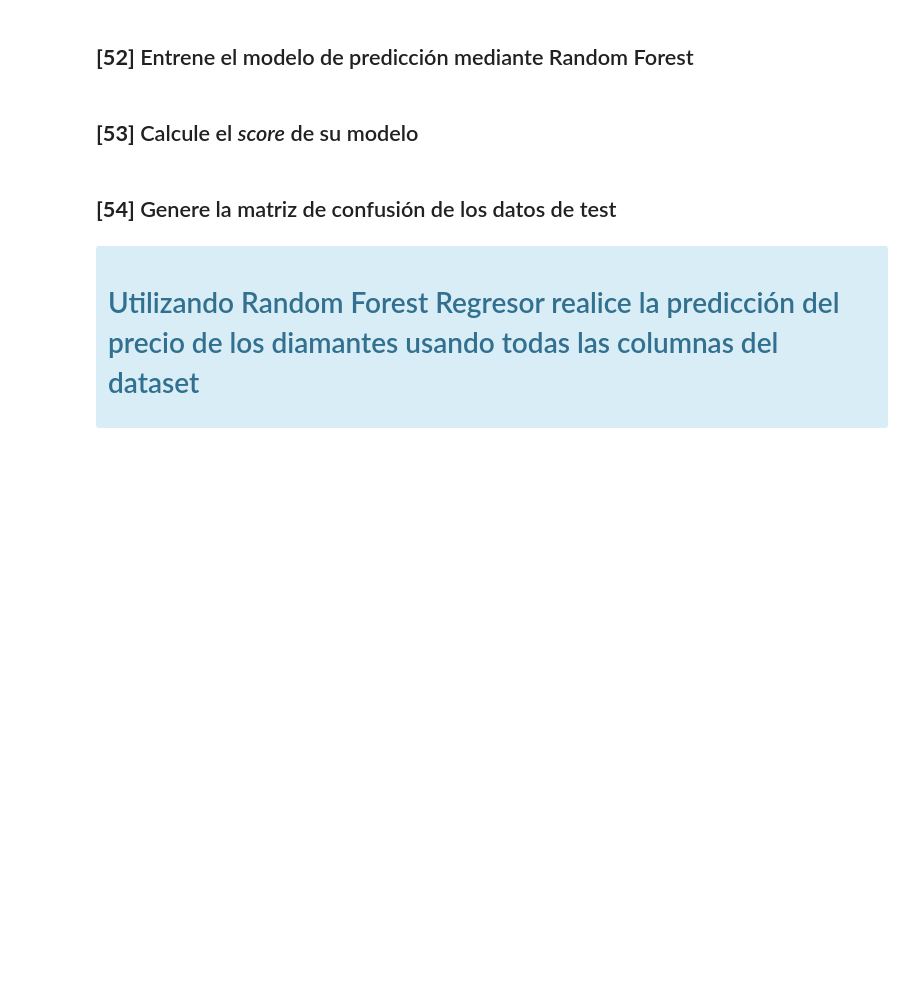
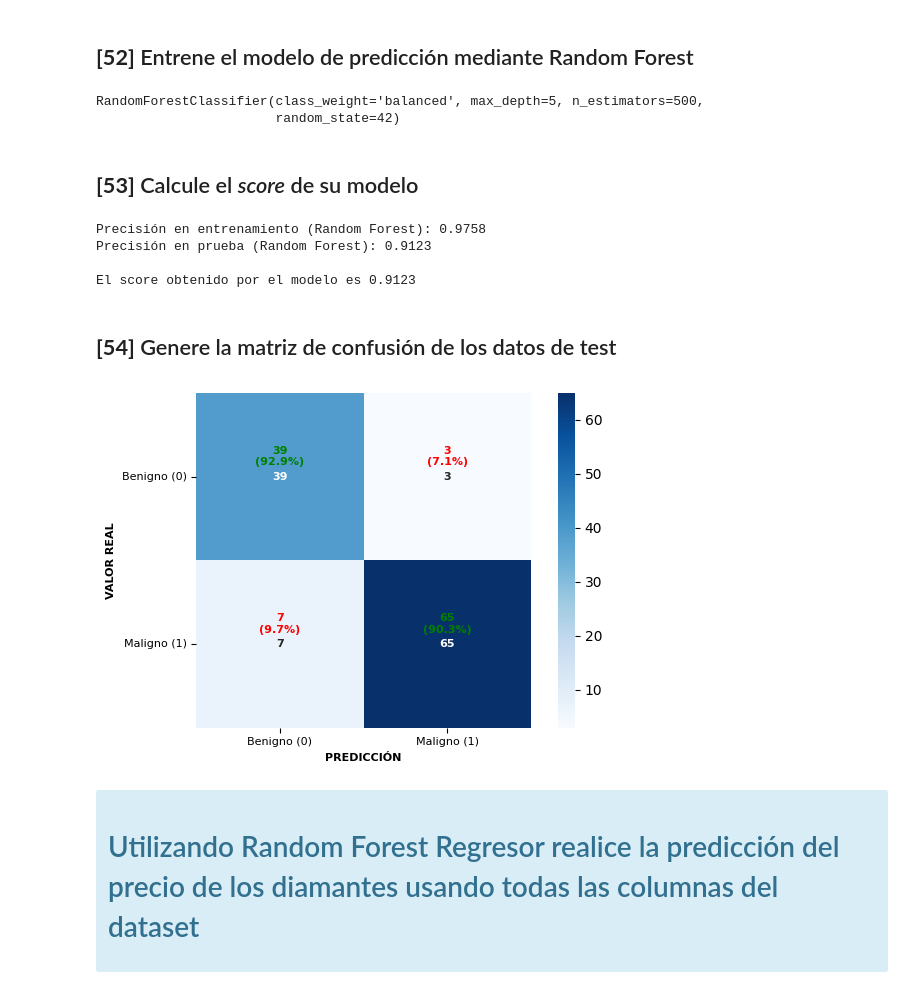
Before and after one commit to edegraciab/mla-labs-edg, a Jupyter notebook: 02_Lab_ApSupervisado1/Lab02_ApSupervisado1_edgb.ipynb, the cells around one changed output. Cells and saved outputs as stored; diff of their text form; code cells hidden in the pictures; blank space fills up the shorter version.

```diff
--- a/02_Lab_ApSupervisado1/Lab02_ApSupervisado1_edgb.ipynb
+++ b/02_Lab_ApSupervisado1/Lab02_ApSupervisado1_edgb.ipynb
@@ -1684,2 +1912,8 @@ supported values for cmap are 'Accent', 'Accent_r', 'Blues', 'Blues_r', 'BrBG',
 # %% [markdown]
 ## **[50]** Genere el las secuencias X & Y para entrenar el modelo
+# %%
+X = cancer_df_cleaned.drop(columns=['diagnosis'])  # Todas las características excepto el diagnóstico
+y = cancer_df_cleaned['diagnosis']                 # Variable objetivo (diagnóstico)
+
+print("Forma de X:", X.shape)
+print("Forma de y:", y.shape)
@@ -1688,9 +1944,77 @@ supported values for cmap are 'Accent', 'Accent_r', 'Blues', 'Blues_r', 'BrBG',
 # %% [markdown]
 ## **[52]** Entrene el modelo de predicción mediante Random Forest
+# %%
+# Crear y entrenar el modelo de Random Forest
+rf_model = RandomForestClassifier(
+    n_estimators=500,    # 500 árboles en el bosque
+    random_state=42,     # Semilla para reproducibilidad
+    max_depth=5,         # Profundidad máxima de los árboles
+    class_weight='balanced'  # Balancear clases
+)
+
+# Entrenar el modelo con los datos de entrenamiento
+rf_model.fit(X_train, y_train)
+# %% [output]
+RandomForestClassifier(class_weight='balanced', max_depth=5, n_estimators=500,
+                       random_state=42)
 # %% [markdown]
 ## **[53]** Calcule el *score* de su modelo
+# %%
+# Calcular el score (precisión) en los conjuntos de entrenamiento y prueba
+train_score = rf_model.score(X_train, y_train)
+test_score = rf_model.score(X_test, y_test)
+
+print(f"Precisión en entrenamiento (Random Forest): {train_score:.4f}")
+print(f"Precisión en prueba (Random Forest): {test_score:.4f}")
+
+# CALCULAR EL SCORE
+print(f'\nEl score obtenido por el modelo es {rf_model.score(X_test, y_test):.4f}')
+# %% [output]
+Precisión en entrenamiento (Random Forest): 0.9758
+Precisión en prueba (Random Forest): 0.9123
+
+El score obtenido por el modelo es 0.9123
 # %% [markdown]
 ## **[54]** Genere la matriz de confusión de los datos de test
+# %%
+# Generar la matriz de confusión
+y_pred = rf_model.predict(X_test)
+cm = confusion_matrix(y_test, y_pred)
+
+# Crear heatmap de la matriz de confusión (EXACTAMENTE como la referencia)
+plt.figure(figsize=(6, 4))
+sns.heatmap(cm,
+            annot=True,
+            fmt='d',
+            cmap='Blues',
+            cbar=True,
+            square=True,
+            xticklabels=['Benigno (0)', 'Maligno (1)'],
+            yticklabels=['Benigno (0)', 'Maligno (1)'],
+            annot_kws={'size': 8, 'weight': 'bold'})
+
+# Personalizar el heatmap (EXACTAMENTE como la referencia)
+plt.xlabel('PREDICCIÓN', fontsize=8, fontweight='bold')
+plt.ylabel('VALOR REAL', fontsize=8, fontweight='bold')
+plt.xticks(fontsize=8, rotation=0)
+plt.yticks(fontsize=8, rotation=0)
+
+# Añadir valores de precisión en las celdas (EXACTAMENTE como la referencia)
+for i in range(cm.shape[0]):
+    for j in range(cm.shape[1]):
+        total_class = cm[i].sum()
+        percentage = cm[i, j] / total_class * 100 if total_class > 0 else 0
+        if i == j:  # Diagonal (predicciones correctas)
+            plt.text(j + 0.5, i + 0.38, f'{cm[i, j]}\n({percentage:.1f}%)',
+                    ha='center', va='center', fontsize=8, fontweight='bold', color='green')
+        else:  # Fuera de diagonal (errores)
+            plt.text(j + 0.5, i + 0.38, f'{cm[i, j]}\n({percentage:.1f}%)',
+                    ha='center', va='center', fontsize=8, fontweight='bold', color='red')
+
+plt.tight_layout()
+plt.show()
+# %% [output]
+[figure, added]
 # %% [markdown]
 <div class="alert alert-info", role="success">
     <h1 style="font-size: 2em;"> Utilizando Random Forest Regresor realice la predicción  del precio de los diamantes usando todas las columnas del dataset
```
Also changed, not shown: parts of 44 cells of this notebook.
